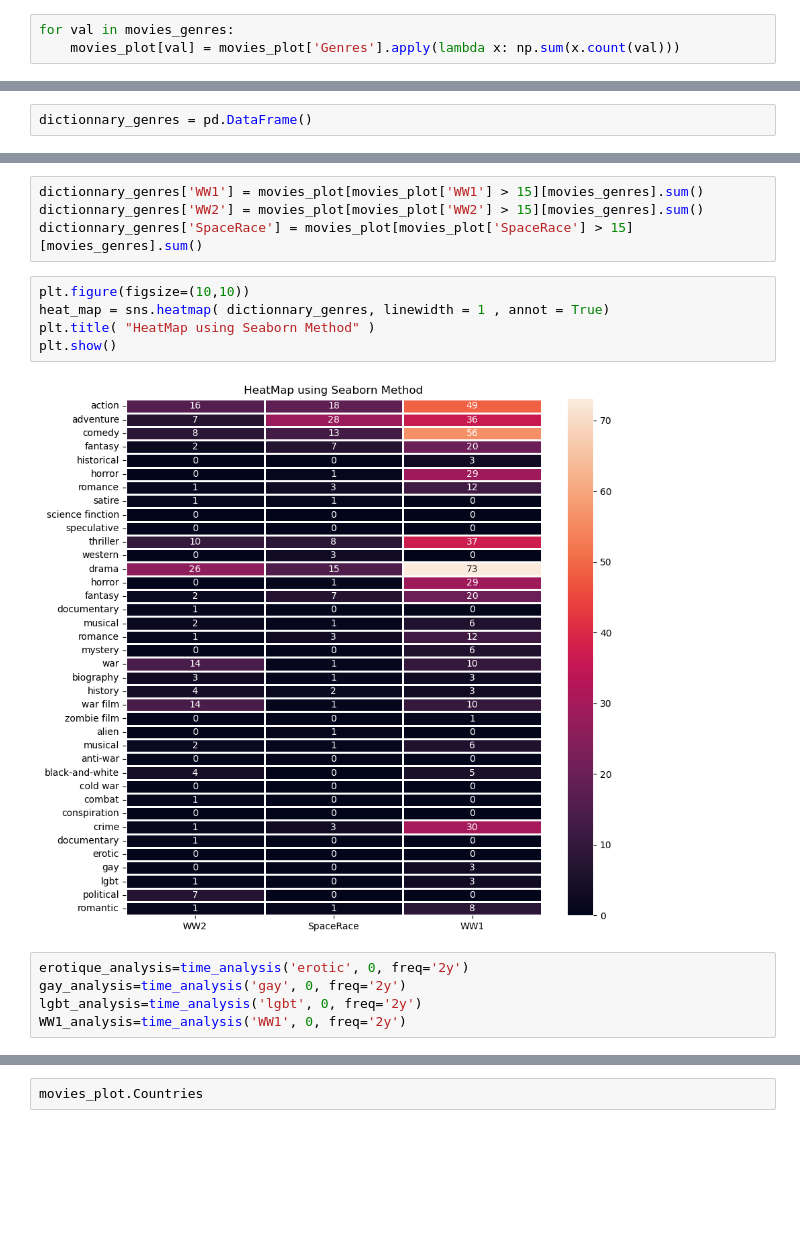
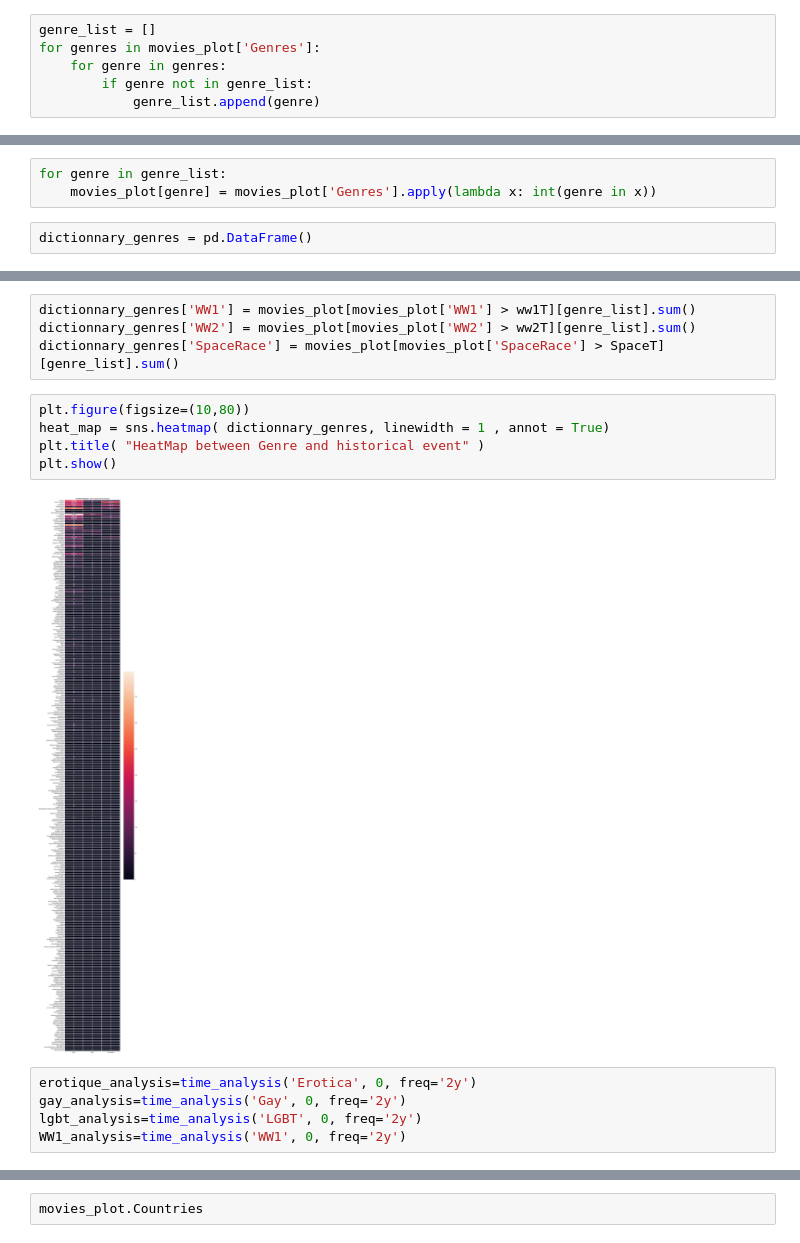
Before and after one commit to epfl-ada/ada-2022-project-thegonios, a Jupyter notebook: Data_processing.ipynb, the cells around one changed output, grey strips where cells are left out. Cells and saved outputs as stored; diff of their text form; blank space fills up the shorter version.

```diff
--- a/Data_processing.ipynb
+++ b/Data_processing.ipynb
@@ -391,3 +387,6 @@ movies_genres = [x.lower() for x in movies_genres]
-# %%
-for val in movies_genres:
-    movies_plot[val] = movies_plot['Genres'].apply(lambda x: np.sum(x.count(val)))
+# %%
+genre_list = []
+for genres in movies_plot['Genres']:
+    for genre in genres:
+        if genre not in genre_list:
+            genre_list.append(genre)
@@ -394,2 +405,5 @@ for val in movies_genres:
+# %%
+for genre in genre_list:
+    movies_plot[genre] = movies_plot['Genres'].apply(lambda x: int(genre in x))
 # %%
 dictionnary_genres = pd.DataFrame()
@@ -398,18 +426,18 @@ dictionnary_genres = pd.DataFrame()
 # %%
-dictionnary_genres['WW1'] = movies_plot[movies_plot['WW1'] > 15][movies_genres].sum()
-dictionnary_genres['WW2'] = movies_plot[movies_plot['WW2'] > 15][movies_genres].sum()
-dictionnary_genres['SpaceRace'] = movies_plot[movies_plot['SpaceRace'] > 15][movies_genres].sum()
+dictionnary_genres['WW1'] = movies_plot[movies_plot['WW1'] > ww1T][genre_list].sum()
+dictionnary_genres['WW2'] = movies_plot[movies_plot['WW2'] > ww2T][genre_list].sum()
+dictionnary_genres['SpaceRace'] = movies_plot[movies_plot['SpaceRace'] > SpaceT][genre_list].sum()
 # %%
-plt.figure(figsize=(10,10))
+plt.figure(figsize=(10,80))
 heat_map = sns.heatmap( dictionnary_genres, linewidth = 1 , annot = True)
-plt.title( "HeatMap using Seaborn Method" )
+plt.title( "HeatMap between Genre and historical event" )
 plt.show()
 # %% [output]
-[figure, old version]
+[figure, new version]
 # %%
-erotique_analysis=time_analysis('erotic', 0, freq='2y')
-gay_analysis=time_analysis('gay', 0, freq='2y')
-lgbt_analysis=time_analysis('lgbt', 0, freq='2y')
+erotique_analysis=time_analysis('Erotica', 0, freq='2y')
+gay_analysis=time_analysis('Gay', 0, freq='2y')
+lgbt_analysis=time_analysis('LGBT', 0, freq='2y')
 WW1_analysis=time_analysis('WW1', 0, freq='2y')
 # %%
 WW1_analysis.number.plot(grid=True, label="number of film WW1", legend=True)
```
Also changed, not shown: parts of 36 cells of this notebook.
